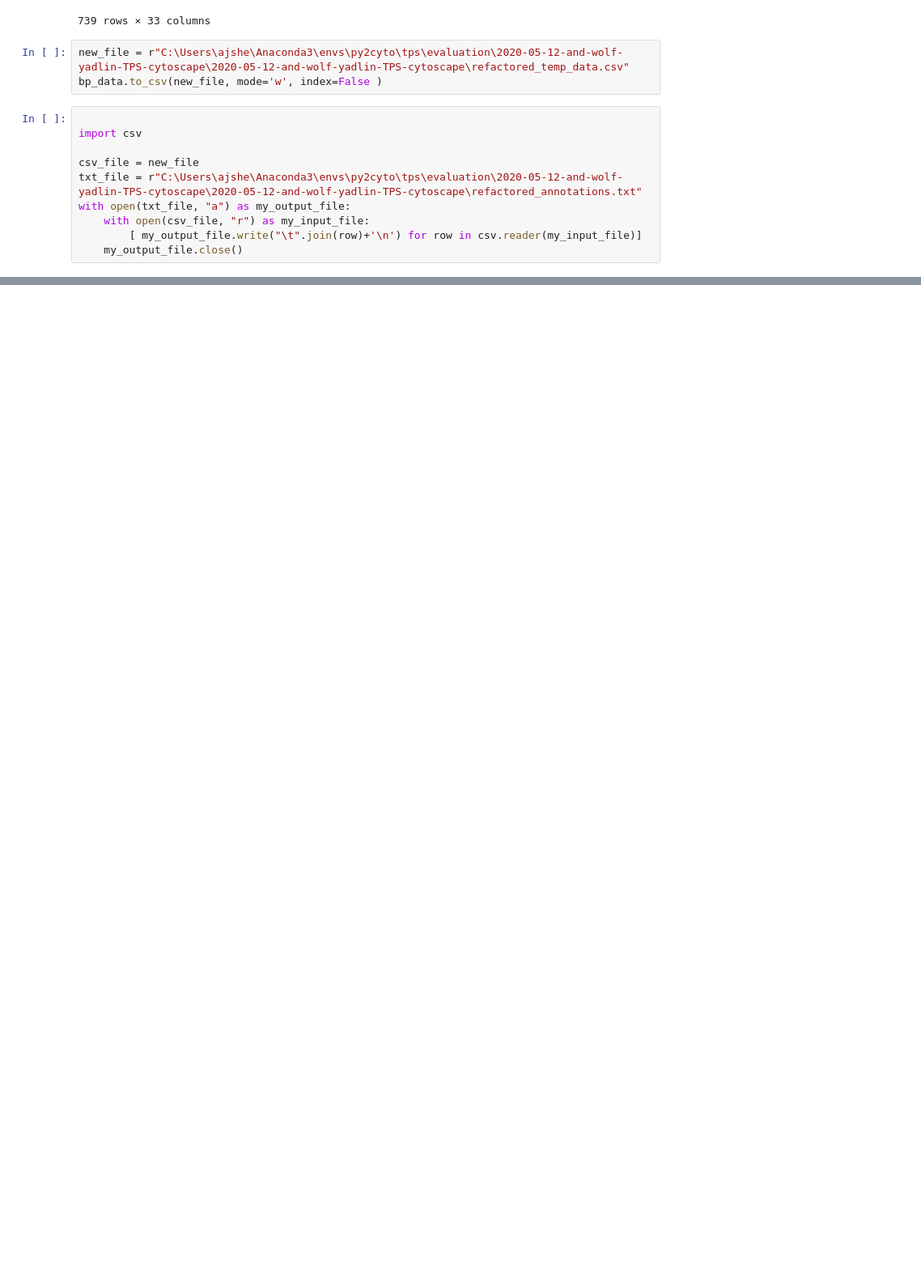
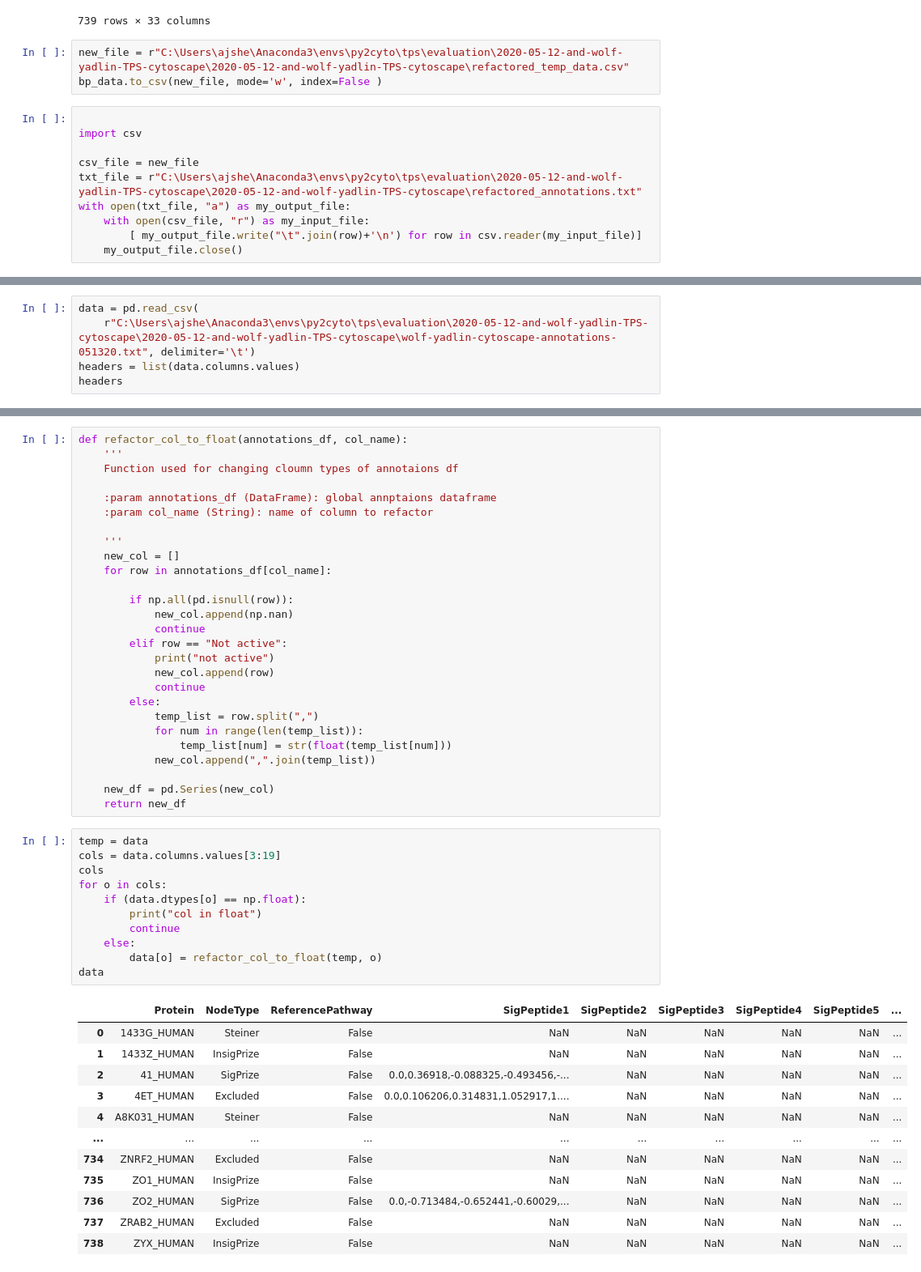
Before and after one commit to gitter-lab/tps, a Jupyter notebook: notebooks/refactorData051920.ipynb, the cells around one changed output, grey strips where cells are left out. Shown at 81% size. Drawn from its saved outputs; the diff is of its cells as text; blank space fills up the shorter version.

Commit message:
add annotations cytoscape session

```diff
--- a/notebooks/refactorData051920.ipynb
+++ b/notebooks/refactorData051920.ipynb
@@ -252,0 +331,5 @@ with open(txt_file, "a") as my_output_file:
+# %%
+data = pd.read_csv(
+    r"C:\Users\ajshe\Anaconda3\envs\py2cyto\tps\evaluation\2020-05-12-and-wolf-yadlin-TPS-cytoscape\2020-05-12-and-wolf-yadlin-TPS-cytoscape\wolf-yadlin-cytoscape-annotations-051320.txt", delimiter='\t')
+headers = list(data.columns.values)
+headers
@@ -252,0 +354,51 @@ with open(txt_file, "a") as my_output_file:
+# %%
+def refactor_col_to_float(annotations_df, col_name):
+    '''
+    Function used for changing cloumn types of annotaions df
+
+    :param annotations_df (DataFrame): global annptaions dataframe
+    :param col_name (String): name of column to refactor
+
+    '''
+    new_col = []
+    for row in annotations_df[col_name]:
+
+        if np.all(pd.isnull(row)):
+            new_col.append(np.nan)
+            continue
+        elif row == "Not active":
+            print("not active")
+            new_col.append(row)
+            continue
+        else:
+            temp_list = row.split(",")
+            for num in range(len(temp_list)):
+                temp_list[num] = str(float(temp_list[num]))
+            new_col.append(",".join(temp_list))
+
+    new_df = pd.Series(new_col)
+    return new_df
+# %%
+temp = data
+cols = data.columns.values[3:19]
+cols
+for o in cols:
+    if (data.dtypes[o] == np.float):
+        print("col in float")
+        continue
+    else:
+        data[o] = refactor_col_to_float(temp, o)
+data
+# %% [output]
+|  | Protein | NodeType | ReferencePathway | SigPeptide1 | SigPeptide2 | SigPeptide3 | SigPeptide4 | SigPeptide5 | ... |
+| 0 | 1433G_HUMAN | Steiner | False | NaN | NaN | NaN | NaN | NaN | ... |
+| 1 | 1433Z_HUMAN | InsigPrize | False | NaN | NaN | NaN | NaN | NaN | ... |
+| 2 | 41_HUMAN | SigPrize | False | 0.0,0.36918,-0.088325,-0.493456,-... | NaN | NaN | NaN | NaN | ... |
+| 3 | 4ET_HUMAN | Excluded | False | 0.0,0.106206,0.314831,1.052917,1.... | NaN | NaN | NaN | NaN | ... |
+| 4 | A8K031_HUMAN | Steiner | False | NaN | NaN | NaN | NaN | NaN | ... |
+| ... | ... | ... | ... | ... | ... | ... | ... | ... | ... |
+| 734 | ZNRF2_HUMAN | Excluded | False | NaN | NaN | NaN | NaN | NaN | ... |
+| 735 | ZO1_HUMAN | InsigPrize | False | NaN | NaN | NaN | NaN | NaN | ... |
+| 736 | ZO2_HUMAN | SigPrize | False | 0.0,-0.713484,-0.652441,-0.60029,... | NaN | NaN | NaN | NaN | ... |
+| 737 | ZRAB2_HUMAN | Excluded | False | NaN | NaN | NaN | NaN | NaN | ... |
+| 738 | ZYX_HUMAN | InsigPrize | False | NaN | NaN | NaN | NaN | NaN | ... |
```
Also changed, not shown: parts of 18 cells of this notebook, 12 other files.
